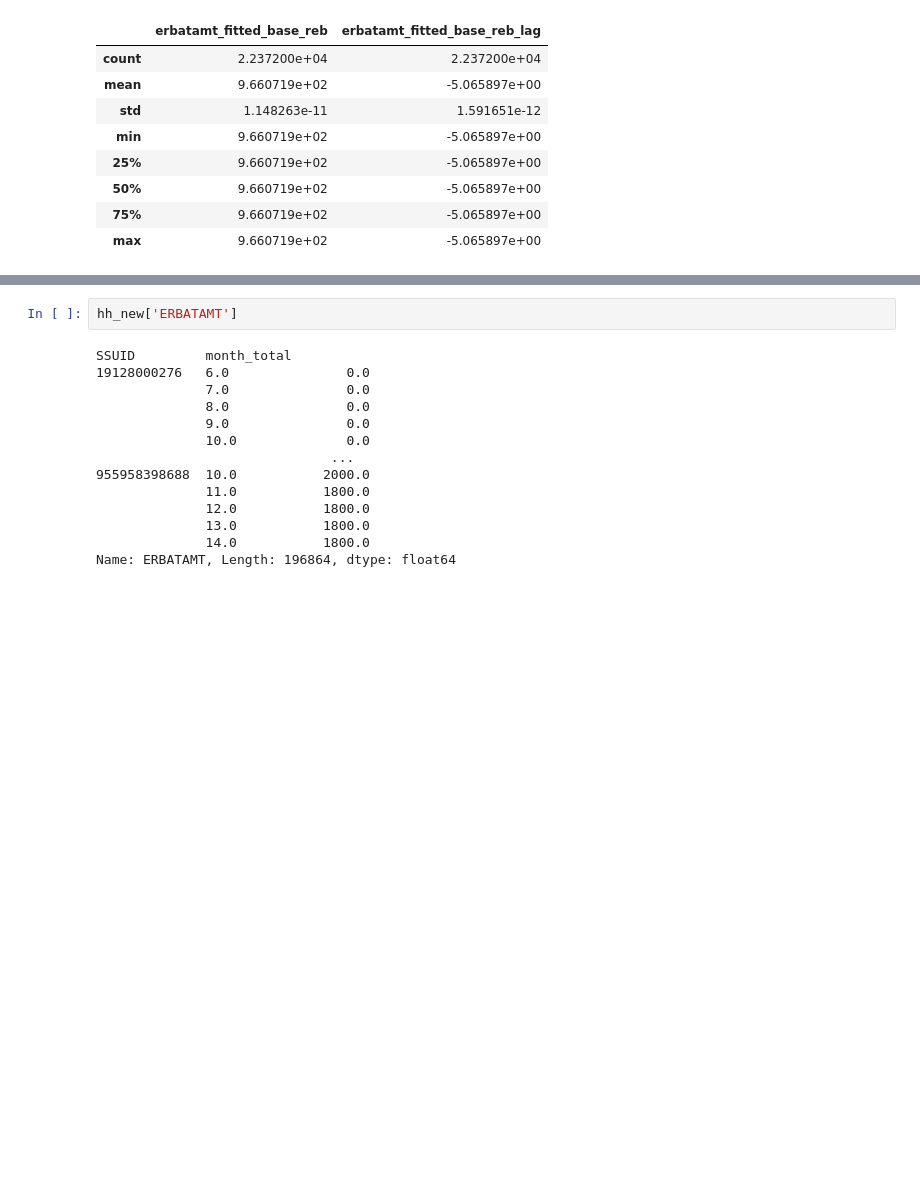
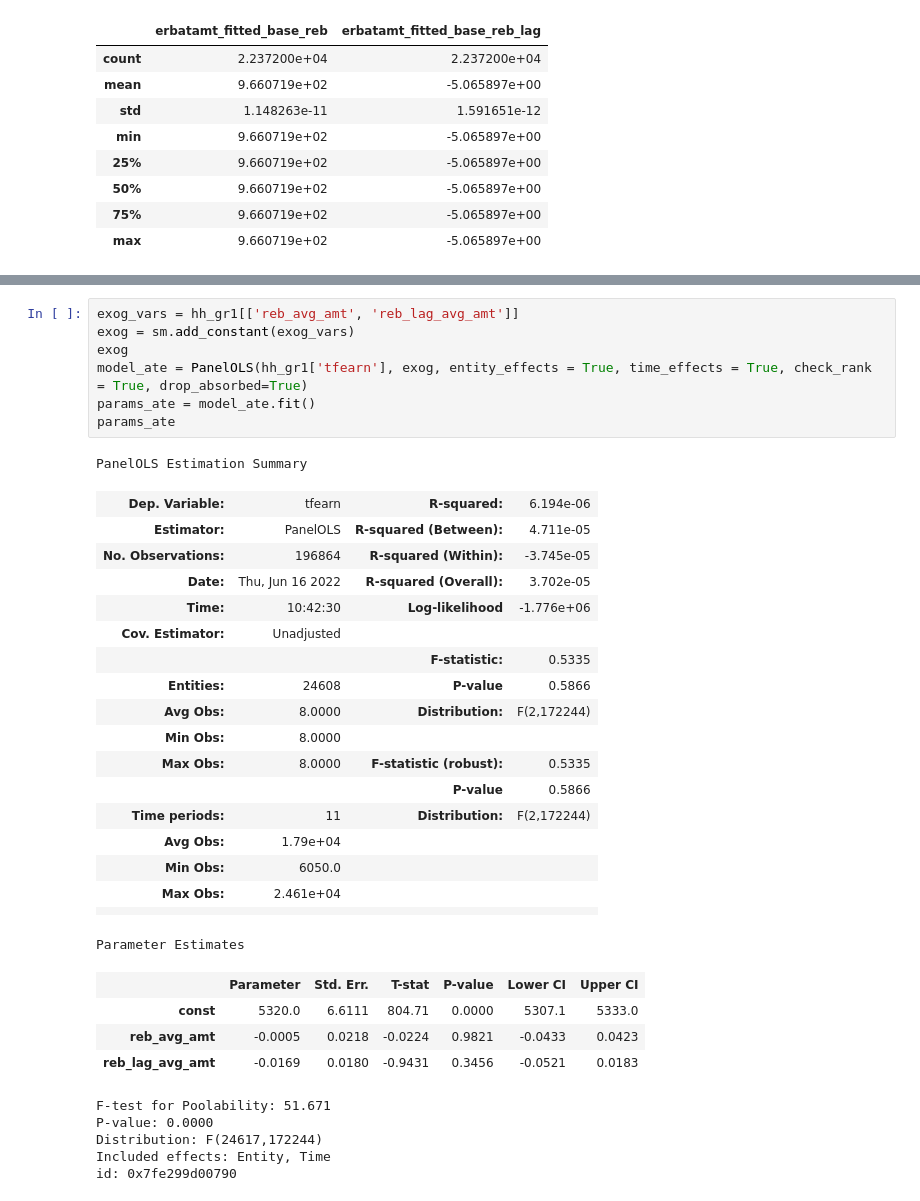
Before and after one commit to MaxDerWeber/MasterThesis, a Jupyter notebook: Analysis.ipynb, the cells around one changed output, grey strips where cells are left out. Cells and saved outputs as stored; diff of their text form; blank space fills up the shorter version.

```diff
--- a/Analysis.ipynb
+++ b/Analysis.ipynb
@@ -394,16 +345,36 @@ params_S1_erbatamt.fitted_values
-# %%
-hh_new['ERBATAMT']
-# %% [output]
-SSUID         month_total
-19128000276   6.0               0.0
-              7.0               0.0
-              8.0               0.0
-              9.0               0.0
-              10.0              0.0
-                              ...
-955958398688  10.0           2000.0
-              11.0           1800.0
-              12.0           1800.0
-              13.0           1800.0
-              14.0           1800.0
-Name: ERBATAMT, Length: 196864, dtype: float64
+# %%
+exog_vars = hh_gr1[['reb_avg_amt', 'reb_lag_avg_amt']]
+exog = sm.add_constant(exog_vars)
+exog
+model_ate = PanelOLS(hh_gr1['tfearn'], exog, entity_effects = True, time_effects = True, check_rank = True, drop_absorbed=True)
+params_ate = model_ate.fit()
+params_ate
+# %% [output]
+PanelOLS Estimation Summary
+| Dep. Variable: | tfearn | R-squared: | 6.194e-06 |
+| Estimator: | PanelOLS | R-squared (Between): | 4.711e-05 |
+| No. Observations: | 196864 | R-squared (Within): | -3.745e-05 |
+| Date: | Thu, Jun 16 2022 | R-squared (Overall): | 3.702e-05 |
+| Time: | 10:42:30 | Log-likelihood | -1.776e+06 |
+| Cov. Estimator: | Unadjusted |  |  |
+|  |  | F-statistic: | 0.5335 |
+| Entities: | 24608 | P-value | 0.5866 |
+| Avg Obs: | 8.0000 | Distribution: | F(2,172244) |
+| Min Obs: | 8.0000 |  |  |
+| Max Obs: | 8.0000 | F-statistic (robust): | 0.5335 |
+|  |  | P-value | 0.5866 |
+| Time periods: | 11 | Distribution: | F(2,172244) |
+| Avg Obs: | 1.79e+04 |  |  |
+| Min Obs: | 6050.0 |  |  |
+| Max Obs: | 2.461e+04 |  |  |
+|  |  |  |  |
+Parameter Estimates
+|  | Parameter | Std. Err. | T-stat | P-value | Lower CI | Upper CI |
+| const | 5320.0 | 6.6111 | 804.71 | 0.0000 | 5307.1 | 5333.0 |
+| reb_avg_amt | -0.0005 | 0.0218 | -0.0224 | 0.9821 | -0.0433 | 0.0423 |
+| reb_lag_avg_amt | -0.0169 | 0.0180 | -0.9431 | 0.3456 | -0.0521 | 0.0183 |
+F-test for Poolability: 51.671
+P-value: 0.0000
+Distribution: F(24617,172244)
+Included effects: Entity, Time
+id: 0x7fe299d00790
```
Also changed, not shown: parts of 16 cells of this notebook, 1 other file.
